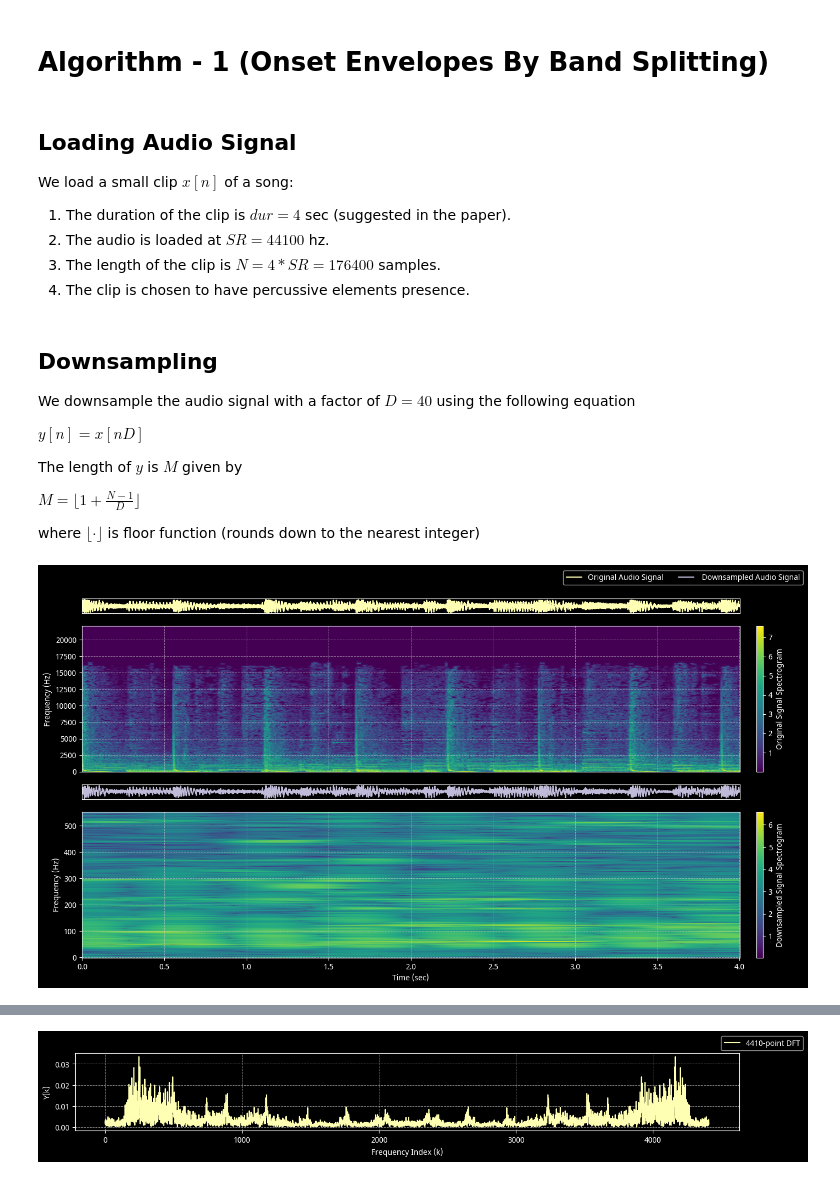
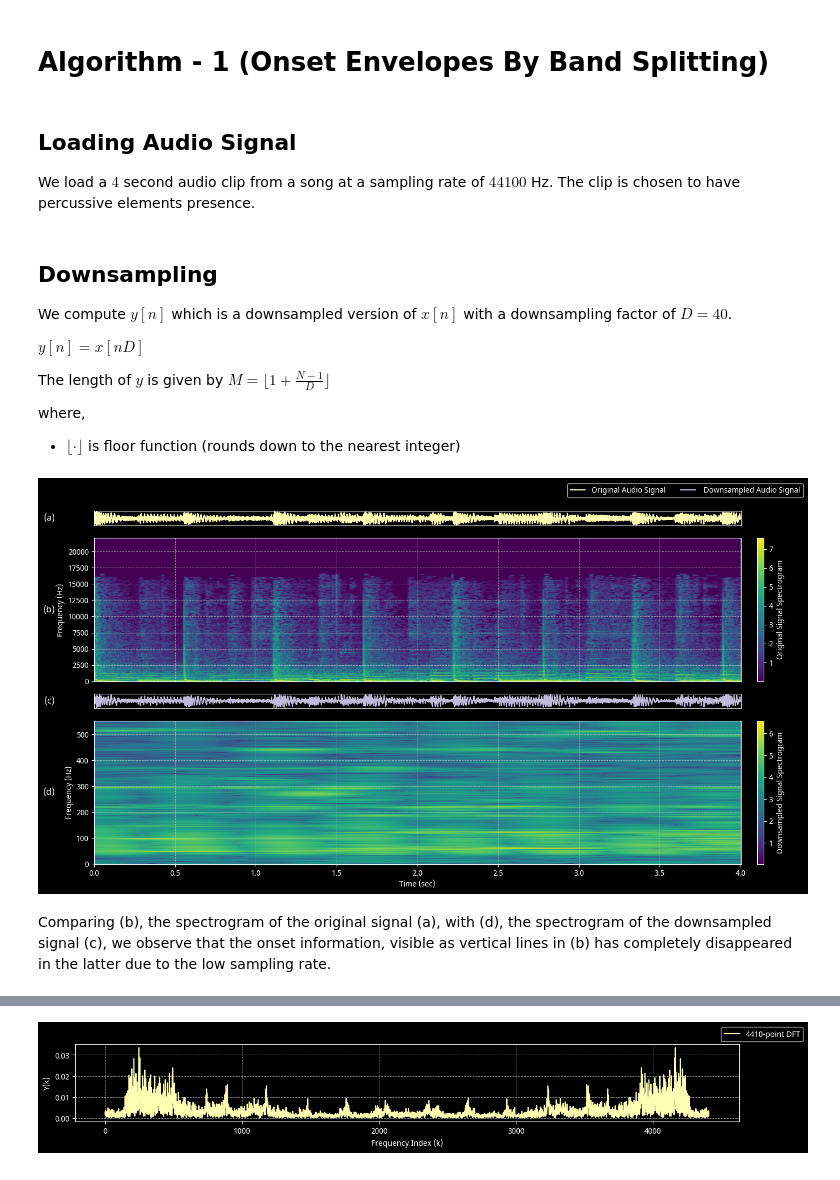
Before and after one commit to meluron-codecafe/devquest, a Jupyter notebook: notebooks/ONSET-_[2017]_On_Musical_Onset_Detection_via_the_S-Transform.ipynb, the cells around one changed output, grey strips where cells are left out. Cells and saved outputs as stored; diff of their text form; code cells hidden in the pictures.

```diff
--- a/notebooks/ONSET-_[2017]_On_Musical_Onset_Detection_via_the_S-Transform.ipynb
+++ b/notebooks/ONSET-_[2017]_On_Musical_Onset_Detection_via_the_S-Transform.ipynb
@@ -17,11 +17,6 @@ Silva et. al.
 # %% [markdown]
 ## Loading Audio Signal
 
-We load a small clip ${x[n]}$ of a song:
-
-1. The duration of the clip is $dur = 4$ sec (suggested in the paper).
-3. The audio is loaded at $SR = 44100$ hz.
-4. The length of the clip is $N = 4 * SR = 176400$ samples.
-5. The clip is chosen to have percussive elements presence.
+We load a $4$ second audio clip from a song at a sampling rate of $44100$ Hz. The clip is chosen to have percussive elements presence.
 # %%
 #hide
@@ -73,15 +68,14 @@ x, sr, title = ms.load(audio_fp, sr=SR, clip=(70, 74))
 # %% [markdown]
 ## Downsampling
 
-We downsample the audio signal with a factor of $D = 40$ using the following equation
+We compute $y[n]$ which is a downsampled version of $x[n]$ with a downsampling factor of $D = 40$.
 
 $y[n] = x[nD]$
 
-The length of $y$ is $M$ given by
+The length of $y$ is given by $M = \lfloor{1 + \frac{N-1}{D}} \rfloor$
 
-$M = \lfloor{1 + \frac{N-1}{D}} \rfloor$
-
-where $\lfloor \cdot \rfloor$ is floor function (rounds down to the nearest integer)
+where,
+- $\lfloor \cdot \rfloor$ is floor function (rounds down to the nearest integer)
 # %%
 D = 40 # Downsampling factor => sr = 1102.5 hz
 
@@ -89,17 +83,19 @@ y = x[::D]
 sr = sr // D
 # %%
 # Visualization
-fig = ms.fig("amam", dark_mode=True)
+fig = ms.fig("amam", abc=True)
 fig.add_signal(x, np.arange(x.size) / SR, label="Original Audio Signal", grid=False)
 fig.add_matrix(*spectrogram(x, SR, 1024, 160, 10), o="lower", label="Original Signal Spectrogram", ylabel="Frequency (Hz)")
 
 fig.add_signal(y, np.arange(y.size) / sr, label=" Downsampled Audio Signal", grid=False)
 fig.add_matrix(*spectrogram(y, sr, 1024, 160 // D, 10), o="lower", label="Downsampled Signal Spectrogram", ylabel="Frequency (Hz)")
 
 fig.add_xlabel("Time (sec)")
 fig.add_legend(0.92)
 # %% [output]
-[figure, old version]
+[figure, new version]
+# %% [markdown]
+Comparing (b), the spectrogram of the original signal (a), with (d), the spectrogram of the downsampled signal (c), we observe that the onset information, visible as vertical lines in (b) has completely disappeared in the latter due to the low sampling rate.
 # %% [markdown]
 ## Discrete Fourier Transform
 
```
Also changed, not shown: parts of 6 cells of this notebook, 2 other files.
